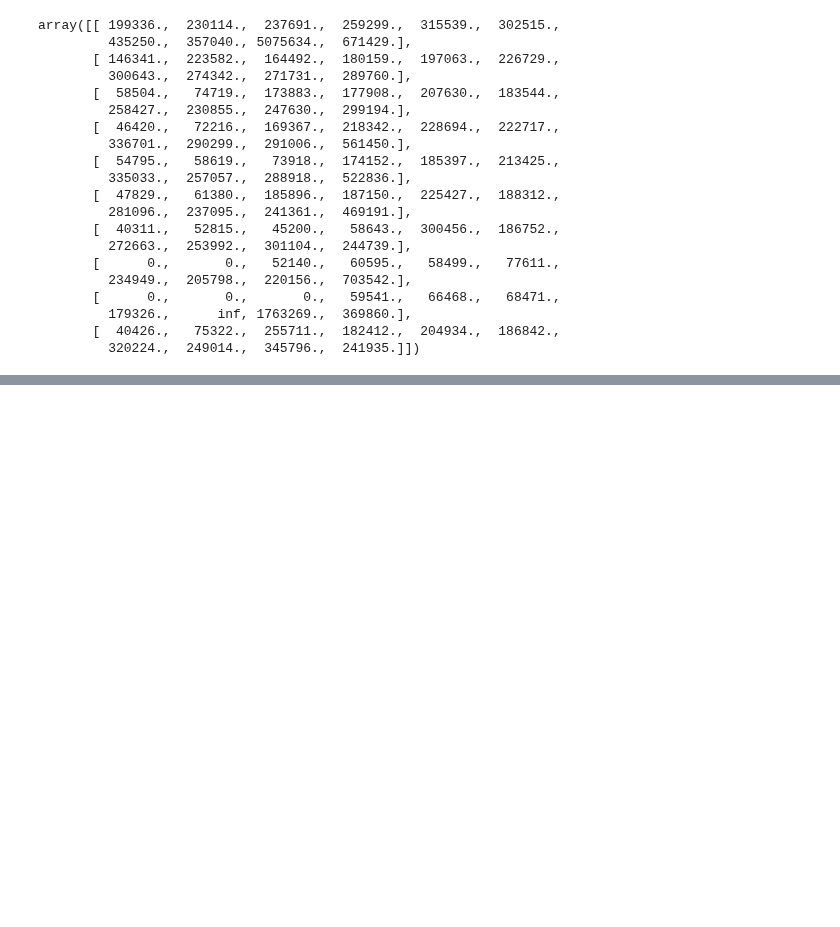
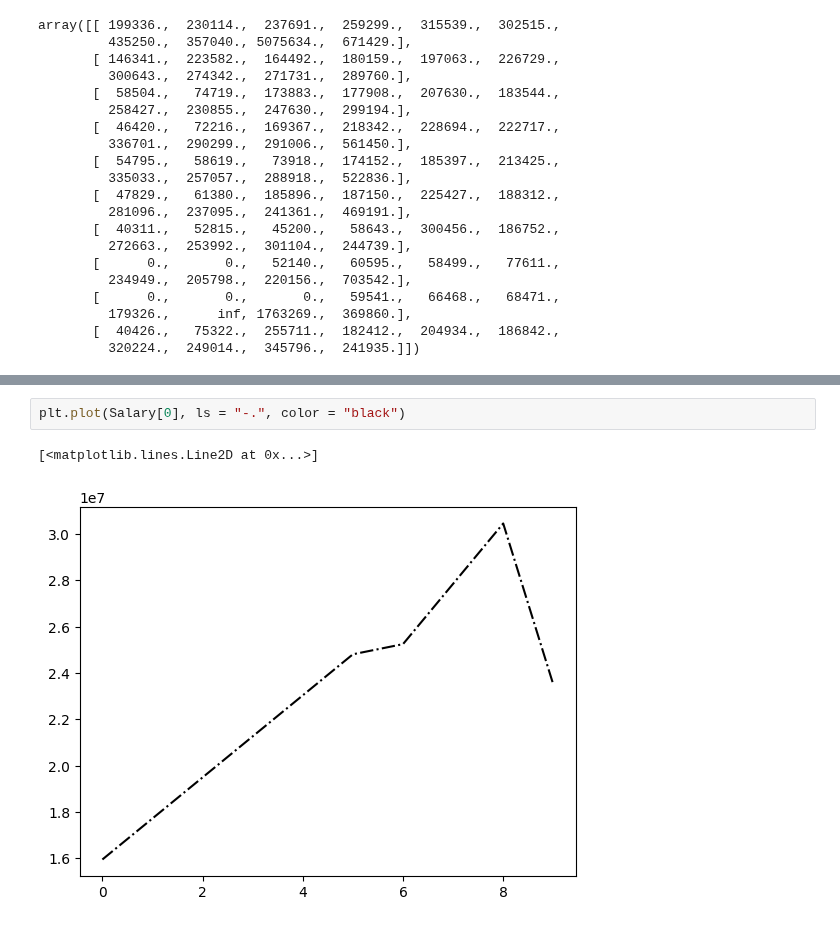
Before and after one commit to corpsedust/NareshIT, a Jupyter notebook: DailyClassroomNotes/6th Feb.ipynb, the cells around one changed output, grey strips where cells are left out. Saved outputs shown, nothing was run; the diff lists cells and outputs as text; blank space fills up the shorter version.

```diff
--- a/DailyClassroomNotes/6th Feb.ipynb
+++ b/DailyClassroomNotes/6th Feb.ipynb
@@ -254,0 +289,5 @@ array([[ 199336.,  230114.,  237691.,  259299.,  315539.,  302515.,
+# %%
+plt.plot(Salary[0], ls = "-.", color = "black")
+# %% [output]
+[<matplotlib.lines.Line2D at 0x...>]
+[figure, added]
```
Also changed, not shown: parts of 10 cells of this notebook.
